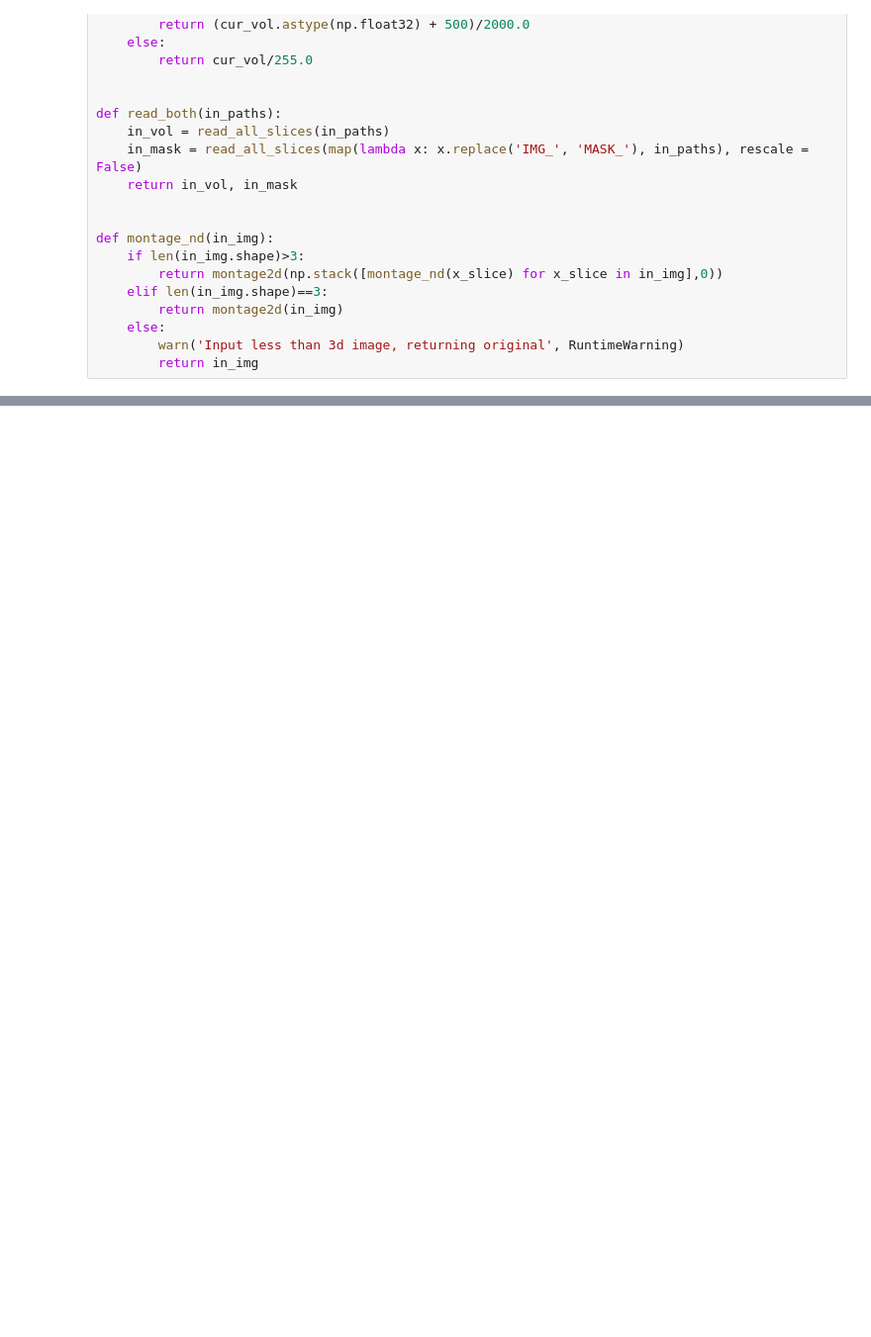
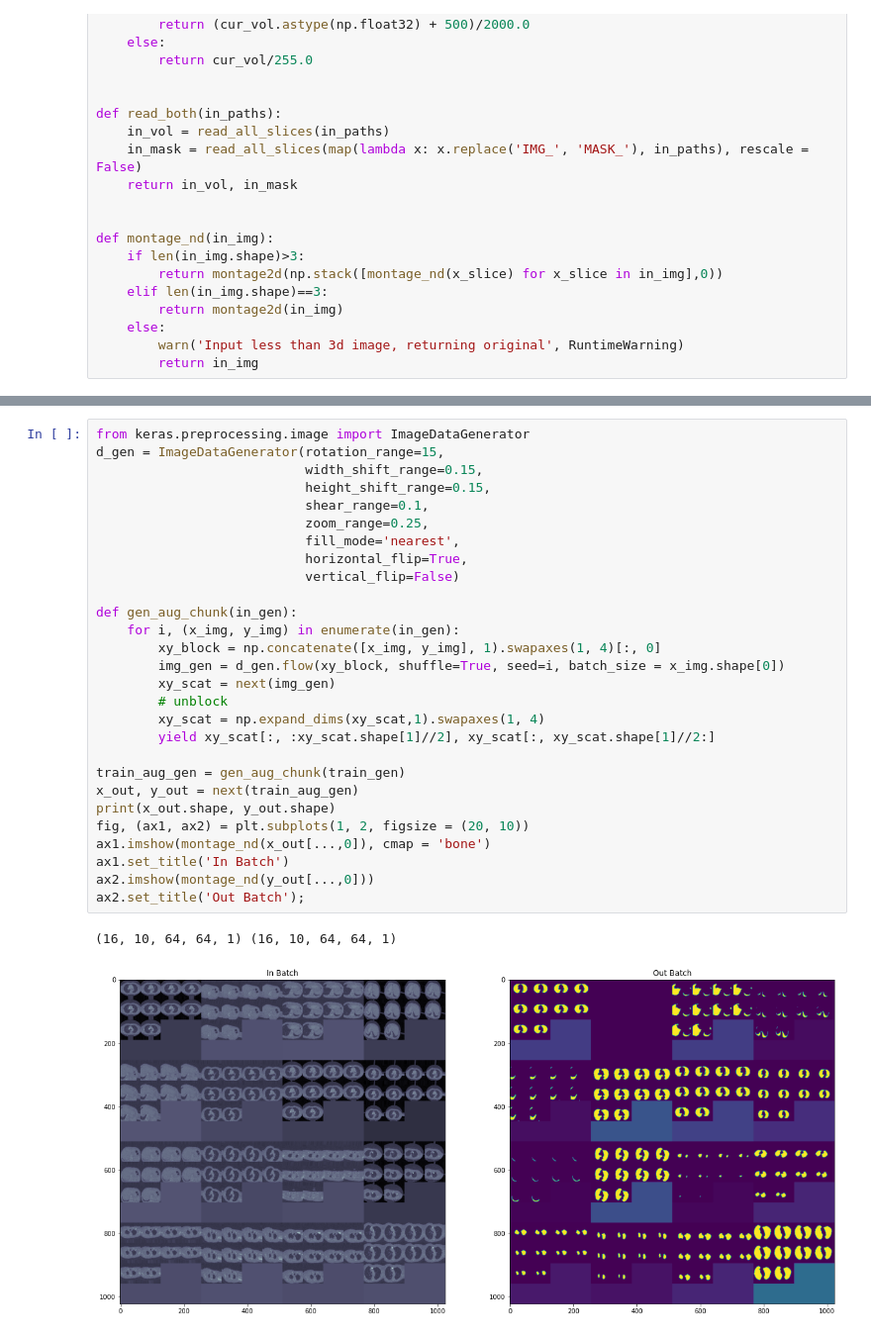
Before and after one commit to kjagini/Lung-Segmentation-of-2D-and-3D-Scans, a Jupyter notebook: Lung Segmentation of 2D and 3D Scans.ipynb, the cells around one changed output, grey strips where cells are left out. Shown at 99% size. Cells and saved outputs as stored; diff of their text form; blank space fills up the shorter version.

```diff
--- a/Lung Segmentation of 2D and 3D Scans.ipynb
+++ b/Lung Segmentation of 2D and 3D Scans.ipynb
@@ -117,0 +115,31 @@ SyntaxError: 'yield' outside function (<ipython-input-119-cdd802577316>, line 8)
+# %%
+from keras.preprocessing.image import ImageDataGenerator
+d_gen = ImageDataGenerator(rotation_range=15,
+                           width_shift_range=0.15,
+                           height_shift_range=0.15,
+                           shear_range=0.1,
+                           zoom_range=0.25,
+                           fill_mode='nearest',
+                           horizontal_flip=True,
+                           vertical_flip=False)
+
+def gen_aug_chunk(in_gen):
+    for i, (x_img, y_img) in enumerate(in_gen):
+        xy_block = np.concatenate([x_img, y_img], 1).swapaxes(1, 4)[:, 0]
+        img_gen = d_gen.flow(xy_block, shuffle=True, seed=i, batch_size = x_img.shape[0])
+        xy_scat = next(img_gen)
+        # unblock
+        xy_scat = np.expand_dims(xy_scat,1).swapaxes(1, 4)
+        yield xy_scat[:, :xy_scat.shape[1]//2], xy_scat[:, xy_scat.shape[1]//2:]
+
+train_aug_gen = gen_aug_chunk(train_gen)
+x_out, y_out = next(train_aug_gen)
+print(x_out.shape, y_out.shape)
+fig, (ax1, ax2) = plt.subplots(1, 2, figsize = (20, 10))
+ax1.imshow(montage_nd(x_out[...,0]), cmap = 'bone')
+ax1.set_title('In Batch')
+ax2.imshow(montage_nd(y_out[...,0]))
+ax2.set_title('Out Batch');
+# %% [output]
+(16, 10, 64, 64, 1) (16, 10, 64, 64, 1)
+[figure, added]
```
Also changed, not shown: parts of 28 cells of this notebook, 2 other files.
